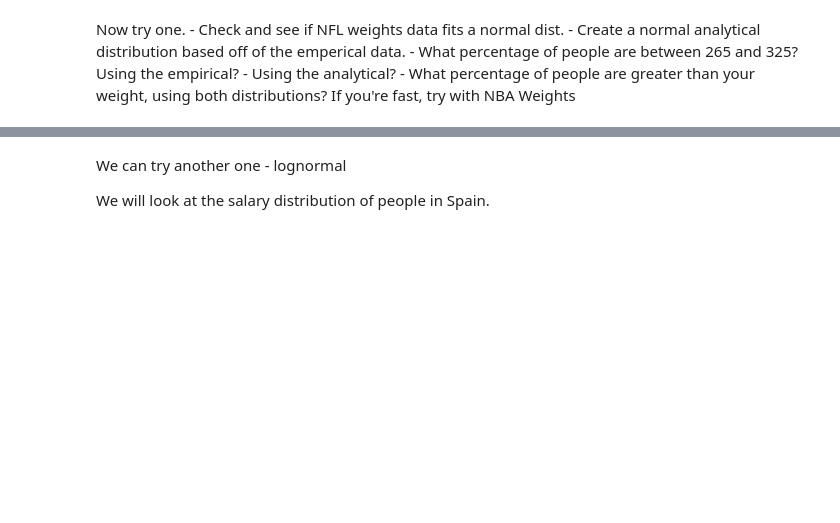
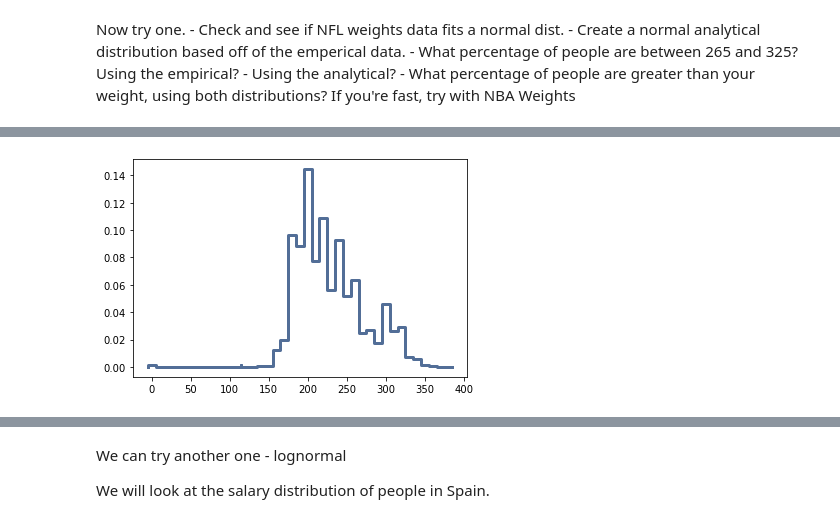
Before and after one commit to ymastan/BasicClassExamples, a Jupyter notebook: 007_Analytical_Dist.ipynb, the cells around one changed output, grey strips where cells are left out. Saved outputs shown, nothing was run; the diff lists cells and outputs as text; code cells hidden in the pictures; blank space fills up the shorter version.

```diff
--- a/007_Analytical_Dist.ipynb
+++ b/007_Analytical_Dist.ipynb
@@ -89,0 +147,8 @@ If you're fast, try with NBA Weights
+# %%
+#Pmf
+
+nflpmf = thinkstats2.Pmf(round(dfNFL["Weight (lbs)"], -1))
+thinkplot.Pmf(nflpmf)
+thinkplot.Config()
+# %% [output]
+[figure, added]
```
Also changed, not shown: parts of 39 cells of this notebook, 1 other file.
